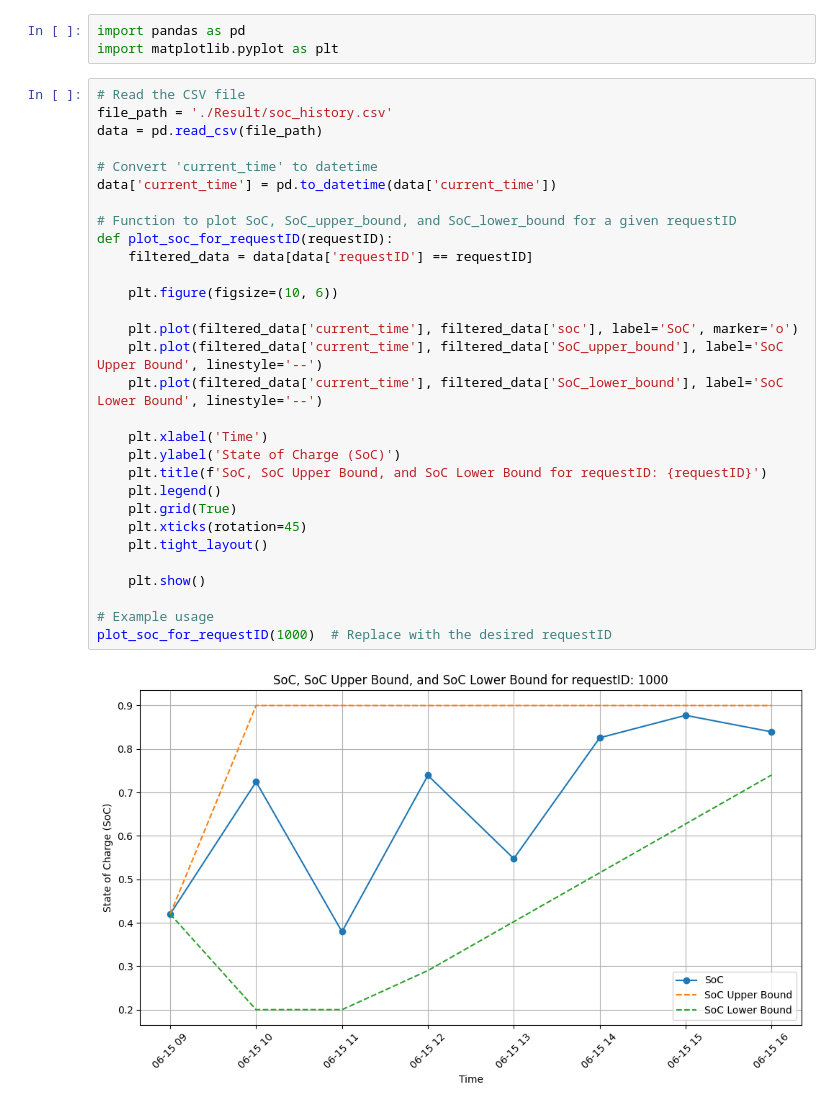
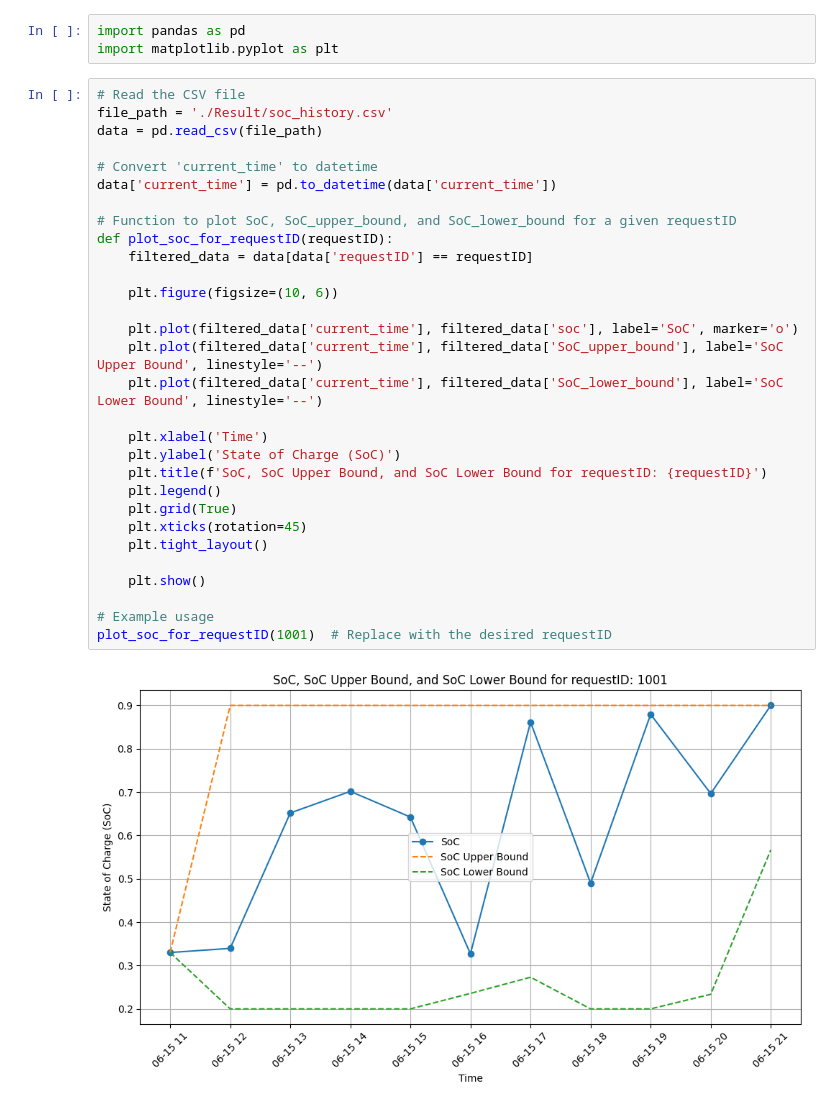
Before and after one commit to carlwang49/MY_WORK, a Jupyter notebook: evaluation_for_soc_state.ipynb, the cells around one changed output. Drawn from its saved outputs; the diff is of its cells as text.

```diff
--- a/evaluation_for_soc_state.ipynb
+++ b/evaluation_for_soc_state.ipynb
@@ -4,32 +4,32 @@ import matplotlib.pyplot as plt
 # %%
 # Read the CSV file
 file_path = './Result/soc_history.csv'
 data = pd.read_csv(file_path)
 
 # Convert 'current_time' to datetime
 data['current_time'] = pd.to_datetime(data['current_time'])
 
 # Function to plot SoC, SoC_upper_bound, and SoC_lower_bound for a given requestID
 def plot_soc_for_requestID(requestID):
     filtered_data = data[data['requestID'] == requestID]
 
     plt.figure(figsize=(10, 6))
 
     plt.plot(filtered_data['current_time'], filtered_data['soc'], label='SoC', marker='o')
     plt.plot(filtered_data['current_time'], filtered_data['SoC_upper_bound'], label='SoC Upper Bound', linestyle='--')
     plt.plot(filtered_data['current_time'], filtered_data['SoC_lower_bound'], label='SoC Lower Bound', linestyle='--')
 
     plt.xlabel('Time')
     plt.ylabel('State of Charge (SoC)')
     plt.title(f'SoC, SoC Upper Bound, and SoC Lower Bound for requestID: {requestID}')
     plt.legend()
     plt.grid(True)
     plt.xticks(rotation=45)
     plt.tight_layout()
 
     plt.show()
 
 # Example usage
-plot_soc_for_requestID(1000)  # Replace with the desired requestID
+plot_soc_for_requestID(1001)  # Replace with the desired requestID
 # %% [output]
-[figure, old version]
+[figure, new version]
```
Also changed, not shown: 1 other file.
